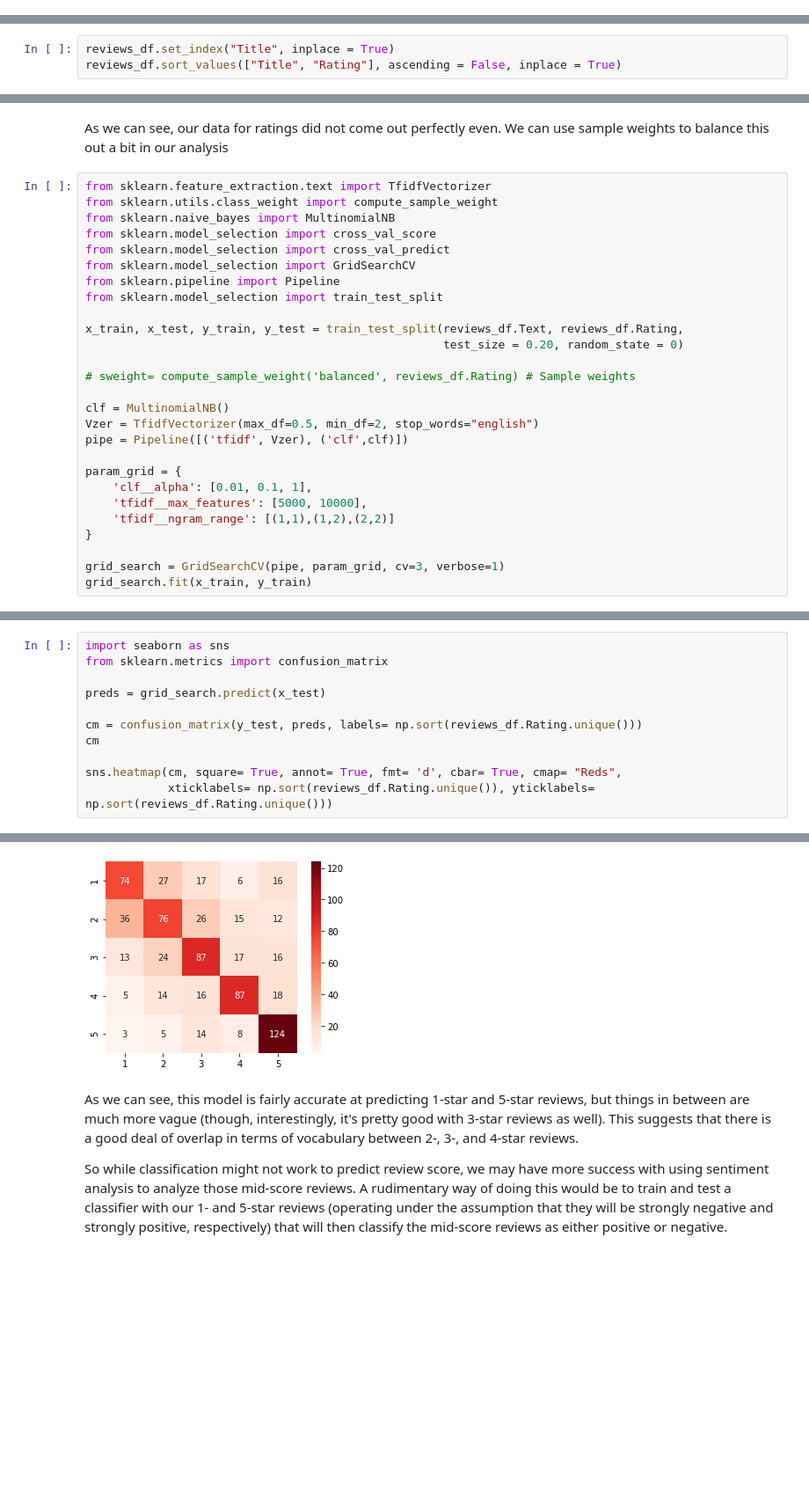
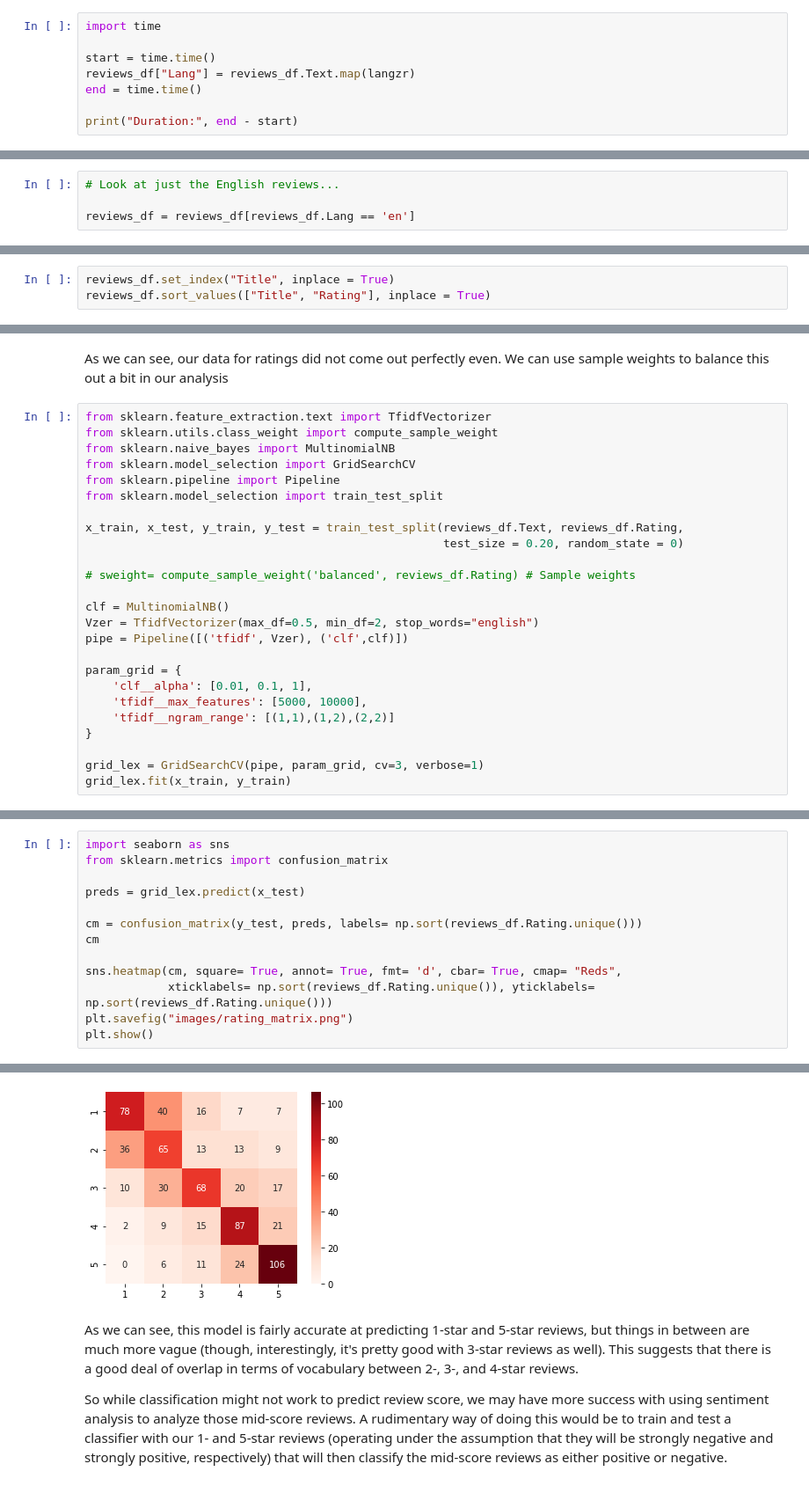
Before and after one commit to MichaelBarmada/Goodreads-Sentiment-Analysis, a Jupyter notebook: analysis.ipynb, the cells around one changed output, grey strips where cells are left out. Shown at 88% size. Cells and saved outputs as stored; diff of their text form; blank space fills up the shorter version.

```diff
--- a/analysis.ipynb
+++ b/analysis.ipynb
@@ -91,0 +145,8 @@ As we can see, the data from book_scraper.py is a little unorganized. We'll have
+# %%
+import time
+
+start = time.time()
+reviews_df["Lang"] = reviews_df.Text.map(langzr)
+end = time.time()
+
+print("Duration:", end - start)
@@ -91,0 +177,4 @@ As we can see, the data from book_scraper.py is a little unorganized. We'll have
+# %%
+# Look at just the English reviews...
+
+reviews_df = reviews_df[reviews_df.Lang == 'en']
@@ -110,6 +221,6 @@ Now that our dataframe is a little more fleshed out, let's clean it up. First, w
 # %%
 reviews_df.set_index("Title", inplace = True)
-reviews_df.sort_values(["Title", "Rating"], ascending = False, inplace = True)
+reviews_df.sort_values(["Title", "Rating"], inplace = True)
 # %%
 pd.concat([reviews_df.head(3),reviews_df.sample(10), reviews_df.tail(3)])
 # %% [output]
@@ -154,8 +265,6 @@ As we can see, our data for ratings did not come out perfectly even. We can use
 from sklearn.feature_extraction.text import TfidfVectorizer
 from sklearn.utils.class_weight import compute_sample_weight
 from sklearn.naive_bayes import MultinomialNB
-from sklearn.model_selection import cross_val_score
-from sklearn.model_selection import cross_val_predict
 from sklearn.model_selection import GridSearchCV
 from sklearn.pipeline import Pipeline
 from sklearn.model_selection import train_test_split
@@ -175,8 +284,8 @@ param_grid = {
     'tfidf__ngram_range': [(1,1),(1,2),(2,2)]
 }
 
-grid_search = GridSearchCV(pipe, param_grid, cv=3, verbose=1)
-grid_search.fit(x_train, y_train)
+grid_lex = GridSearchCV(pipe, param_grid, cv=3, verbose=1)
+grid_lex.fit(x_train, y_train)
 # %% [output]
 Fitting 3 folds for each of 18 candidates, totalling 54 fits
 [Parallel(n_jobs=1)]: Using backend SequentialBackend with 1 concurrent workers.
@@ -210,11 +317,13 @@ list(reviewVzer.vocabulary_.keys())[:50]
 import seaborn as sns
 from sklearn.metrics import confusion_matrix
 
-preds = grid_search.predict(x_test)
+preds = grid_lex.predict(x_test)
 
 cm = confusion_matrix(y_test, preds, labels= np.sort(reviews_df.Rating.unique()))
 cm
 
 sns.heatmap(cm, square= True, annot= True, fmt= 'd', cbar= True, cmap= "Reds",
             xticklabels= np.sort(reviews_df.Rating.unique()), yticklabels= np.sort(reviews_df.Rating.unique()))
+plt.savefig("images/rating_matrix.png")
+plt.show()
 # %% [output]
@@ -226,5 +335,5 @@ array([[ 74,  27,  17,   6,  16],
 <AxesSubplot:>
-[figure, old version]
+[figure, new version]
 # %% [markdown]
 As we can see, this model is fairly accurate at predicting 1-star and 5-star reviews, but things in between are much more vague (though, interestingly, it's pretty good with 3-star reviews as well). This suggests that there is a good deal of overlap in terms of vocabulary between 2-, 3-, and 4-star reviews.
 
```
Also changed, not shown: parts of 127 cells of this notebook, 17 other files.
